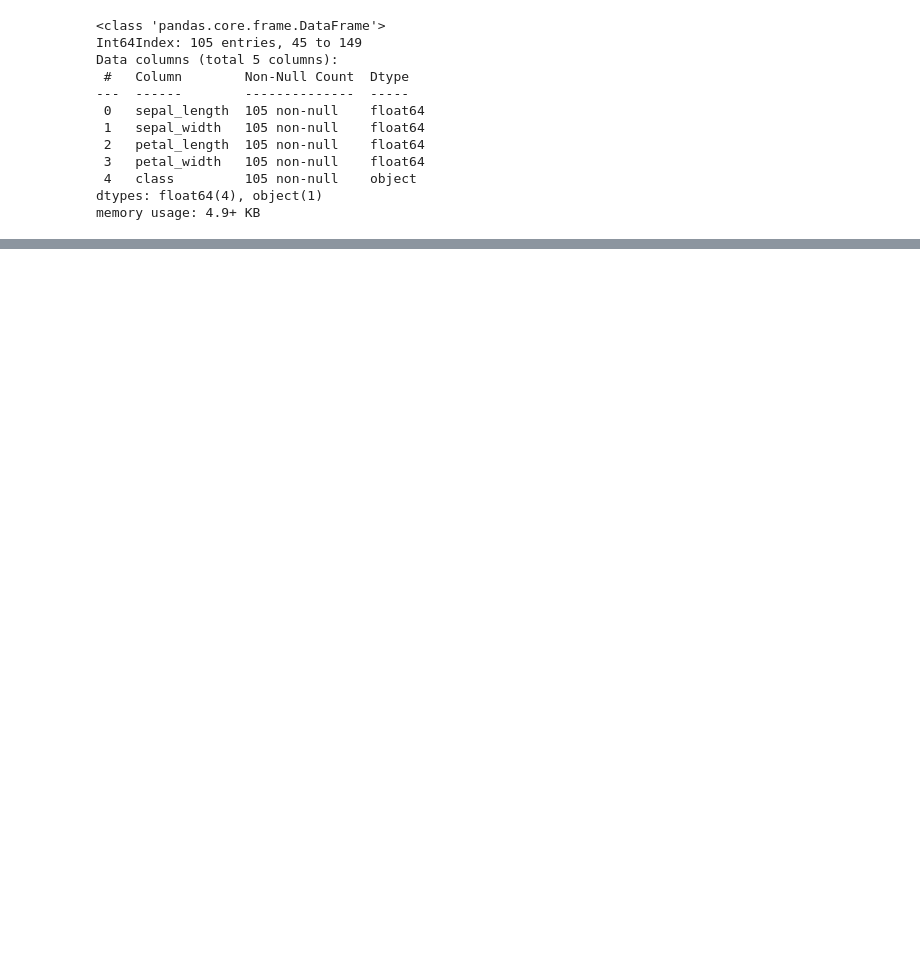
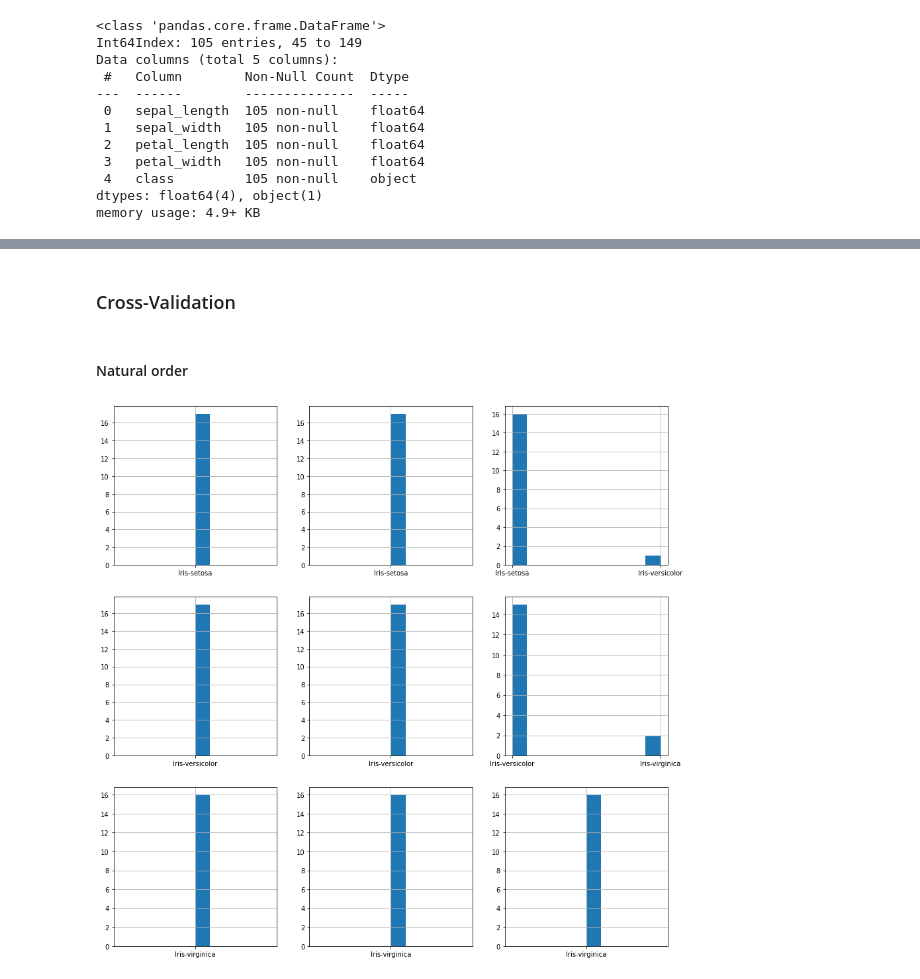
Before and after one commit to ulmii/machine-learning, a Jupyter notebook: metrics.ipynb, the cells around one changed output, grey strips where cells are left out. Saved outputs shown, nothing was run; the diff lists cells and outputs as text; code cells hidden in the pictures; blank space fills up the shorter version.

```diff
--- a/metrics.ipynb
+++ b/metrics.ipynb
@@ -93,5 +111,5 @@ memory usage: 4.9+ KB
 # %%
-train, test = hold_out(data=iris, train_distribution=0.3, shuffle=True)
+train, test = hold_out(data=iris, test_size=0.3, shuffle=True, columns=iris.columns.values)
 # %%
 plt.figure(figsize=(15,15))
 
@@ -108,0 +154,28 @@ plt.show()
+# %% [markdown]
+### Cross-Validation
+# %%
+def cross_validation(*, data, k_splits=10, shuffle=False, columns=[]):
+    if len(list(columns)) > 0:
+        new = data.filter(list(columns), axis=1)
+    else:
+        new = data.copy()
+
+    from sklearn.model_selection import KFold
+    kf = KFold(n_splits=k_splits, random_state=None, shuffle=shuffle)
+
+    for train_index, test_index in kf.split(data):
+        yield new.iloc[train_index], new.iloc[test_index]
+# %% [markdown]
+#### Natural order
+# %%
+plt.figure(figsize=(15,15))
+i = 1
+
+for train, test in cross_validation(data=iris, k_splits=9):
+    plt.subplot(3, 3, i)
+    test['class'].hist()
+    i += 1
+
+plt.show()
+# %% [output]
+[figure, added]
```
Also changed, not shown: parts of 19 cells of this notebook.
